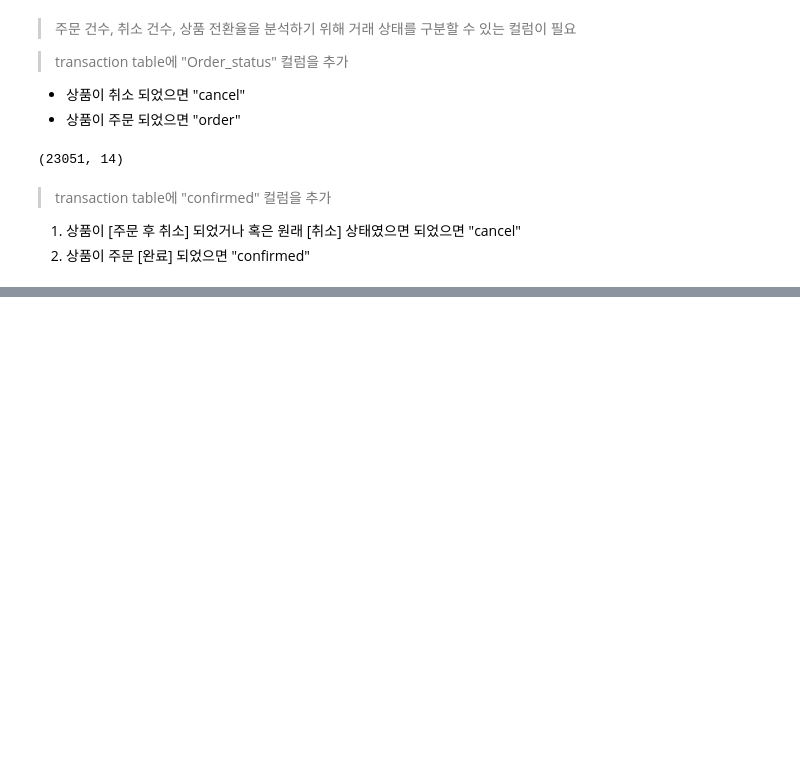
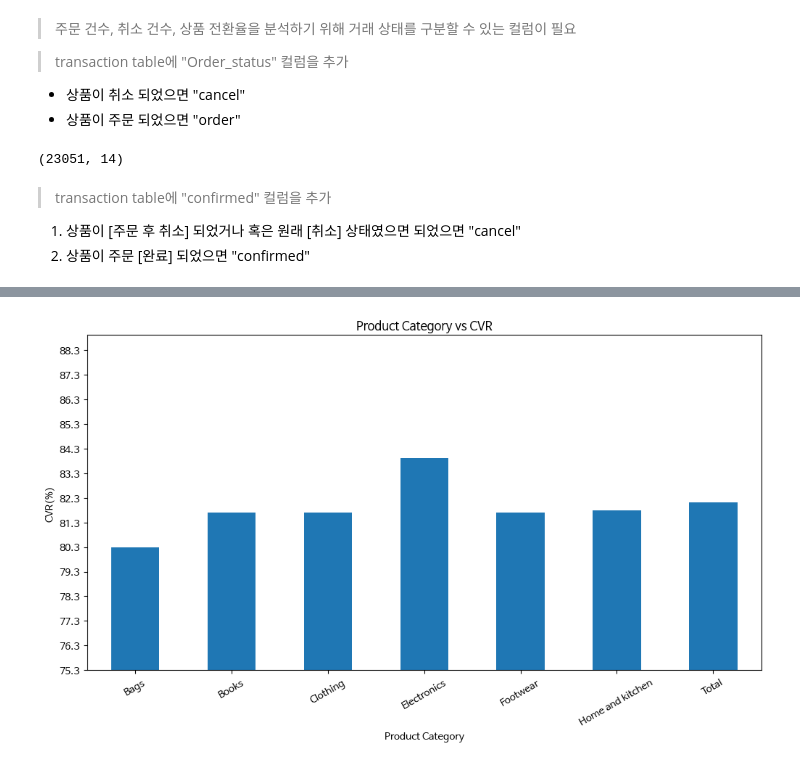
Before and after one commit to sunnyl94/Data-Analysis-Folder, a Jupyter notebook: Retail_Case_Study.ipynb, the cells around one changed output, grey strips where cells are left out. Saved outputs shown, nothing was run; the diff lists cells and outputs as text; code cells hidden in the pictures; blank space fills up the shorter version.

```diff
--- a/Retail_Case_Study.ipynb
+++ b/Retail_Case_Study.ipynb
@@ -143,0 +193,3 @@ transaction.shape
+# %%
+# transaction table을 cust_id, transaction_id, tran_date 순으로 정렬
+transaction.sort_values(by=["cust_id", "transaction_id", "tran_date"], inplace=True, ignore_index=True)
@@ -143,0 +237,16 @@ transaction.shape
+# %%
+# prod_cat_code 컬럼명은 같지만 prod_subcat_code 컬럼명은 다르기 때문에 조인을 쉽게 하기 위해 prod_info 테이블의 컬럼명을 transaction 테이블의 컬럼명과 똑같이 만들어 준다
+
+prod_info.rename(columns= {"prod_sub_cat_code":"prod_subcat_code"}, inplace=True)
+prod_info.head()
+# %%
+# prod_info 테이블과 transaction 테이블 조인 진행
+
+new_data = pd.merge(
+    left = filtered_trans,
+    right = prod_info,
+    on = ["prod_cat_code", "prod_subcat_code"],
+    how = "left"
+)
+
+new_data.head()
@@ -143,0 +267,15 @@ transaction.shape
+# %%
+# prod_cat별 최종 구매 및 취소 수
+cvr = new_data.groupby(["prod_cat"])["confirmed"].value_counts().unstack()
+
+# 전체 구매
+cvr["total"] = new_data.groupby(["prod_cat"])["confirmed"].count()
+
+# 모든 제품을 위한 total 만들기
+sum = cvr.sum()
+sum.name = "Total"
+
+cvr = cvr.append(sum.transpose())
+
+# 상품 전환율
+cvr["CVR(%)"] = ((cvr["confirm"] / cvr["total"]) * 100).round(1)
@@ -143,0 +291,13 @@ transaction.shape
+# %%
+cvr["CVR(%)"].plot(kind="bar", figsize=(12, 6))
+
+plt.xticks(rotation=30, horizontalalignment="center")
+plt.ylim(min(cvr["CVR(%)"]) - 5, max(cvr["CVR(%)"])+5)
+plt.yticks(np.arange(min(cvr["CVR(%)"] - 5), max(cvr["CVR(%)"]) + 5, 1))
+plt.xlabel("Product Category")
+plt.ylabel("CVR(%)")
+plt.title("Product Category vs CVR")
+
+plt.show()
+# %% [output]
+[figure, added]
```
Also changed, not shown: parts of 94 cells of this notebook.
